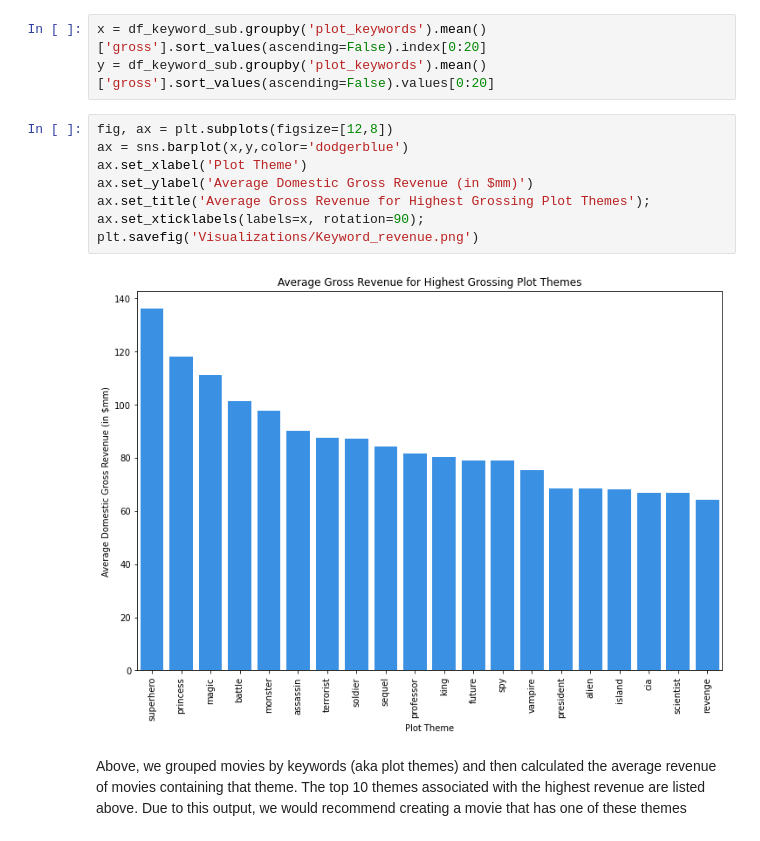
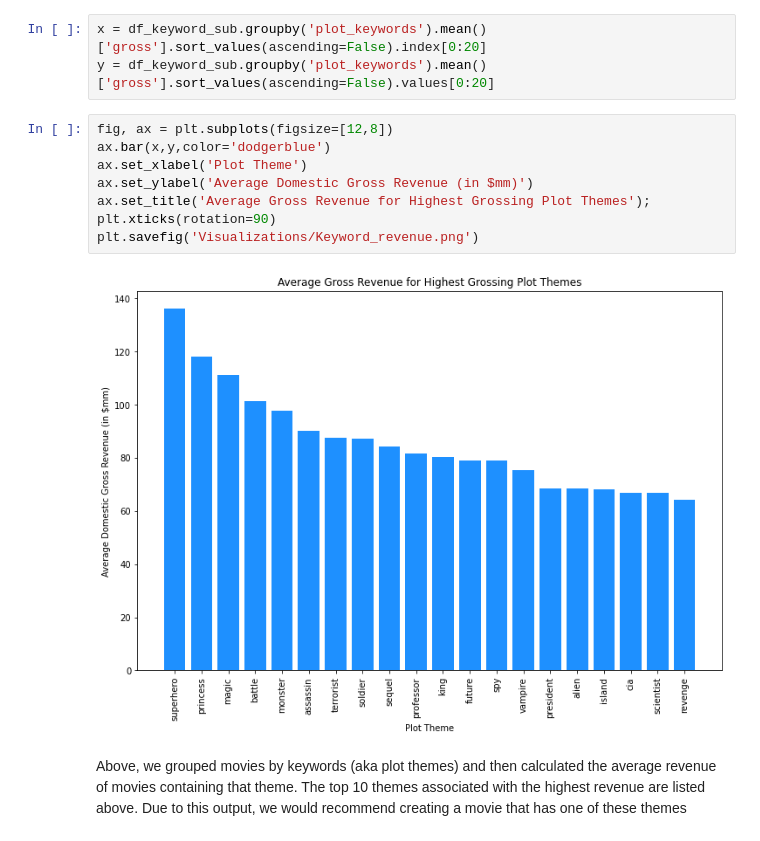
Before and after one commit to KPMcDonough49/dsc-phase-1-project, a Jupyter notebook: Technical Notebook.ipynb, the cells around one changed output. Saved outputs shown, nothing was run; the diff lists cells and outputs as text.

Commit message:
Changes charts to matplotlib to get rid of SNS error message, added boxplot for genre

```diff
--- a/Technical Notebook.ipynb
+++ b/Technical Notebook.ipynb
@@ -695,14 +704,14 @@ x = df_keyword_sub.groupby('plot_keywords').mean()['gross'].sort_values(ascendin
 y = df_keyword_sub.groupby('plot_keywords').mean()['gross'].sort_values(ascending=False).values[0:20]
 # %%
 fig, ax = plt.subplots(figsize=[12,8])
-ax = sns.barplot(x,y,color='dodgerblue')
+ax.bar(x,y,color='dodgerblue')
 ax.set_xlabel('Plot Theme')
 ax.set_ylabel('Average Domestic Gross Revenue (in $mm)')
 ax.set_title('Average Gross Revenue for Highest Grossing Plot Themes');
-ax.set_xticklabels(labels=x, rotation=90);
+plt.xticks(rotation=90)
 plt.savefig('Visualizations/Keyword_revenue.png')
 # %% [output]
-[figure, old version]
+[figure, new version]
 # %% [markdown]
 Above, we grouped movies by keywords (aka plot themes) and then calculated the average revenue of movies containing that theme. The top 10 themes associated with the highest revenue are listed above. Due to this output, we would recommend creating a movie that has one of these themes
 # %% [markdown]
```
Also changed, not shown: parts of 9 cells of this notebook, 6 other files.
